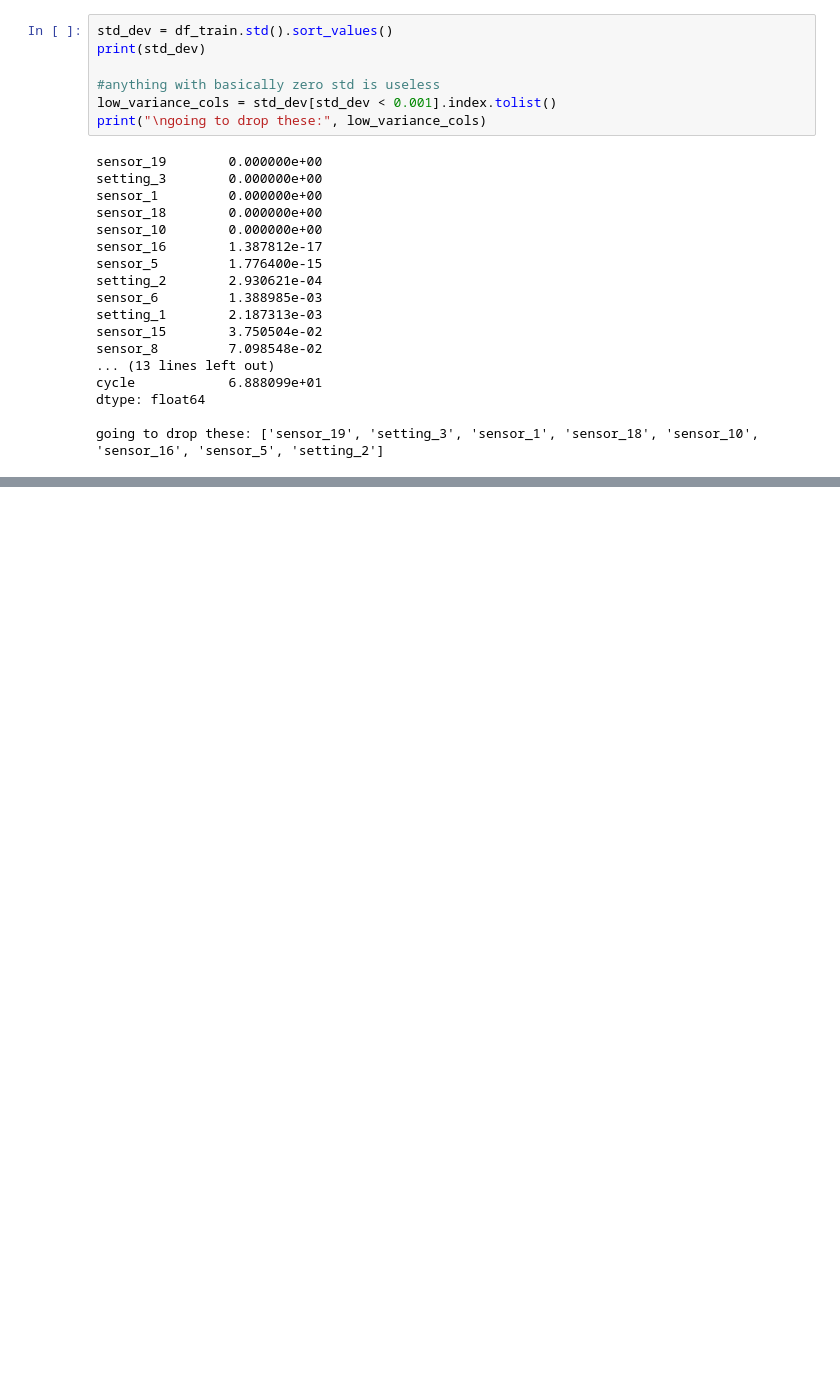
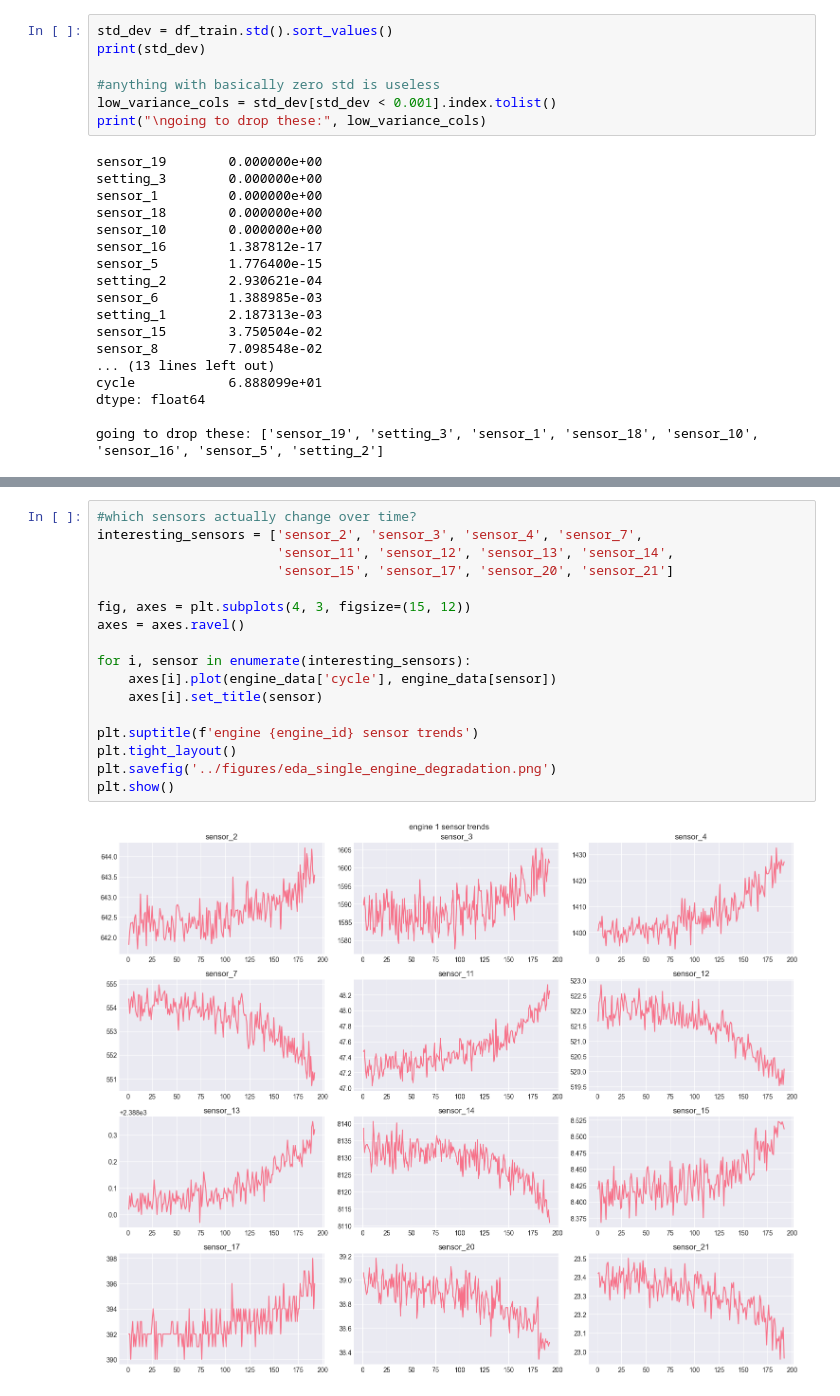
Before and after one commit to lohitharasakonda/engine-rul-predictor, a Jupyter notebook: notebooks/eda_fd001.ipynb, the cells around one changed output, grey strips where cells are left out. Saved outputs shown, nothing was run; the diff lists cells and outputs as text; blank space fills up the shorter version.

```diff
--- a/notebooks/eda_fd001.ipynb
+++ b/notebooks/eda_fd001.ipynb
@@ -169,0 +183,19 @@ going to drop these: ['sensor_19', 'setting_3', 'sensor_1', 'sensor_18', 'sensor
+# %%
+#which sensors actually change over time?
+interesting_sensors = ['sensor_2', 'sensor_3', 'sensor_4', 'sensor_7',
+                       'sensor_11', 'sensor_12', 'sensor_13', 'sensor_14',
+                       'sensor_15', 'sensor_17', 'sensor_20', 'sensor_21']
+
+fig, axes = plt.subplots(4, 3, figsize=(15, 12))
+axes = axes.ravel()
+
+for i, sensor in enumerate(interesting_sensors):
+    axes[i].plot(engine_data['cycle'], engine_data[sensor])
+    axes[i].set_title(sensor)
+
+plt.suptitle(f'engine {engine_id} sensor trends')
+plt.tight_layout()
+plt.savefig('../figures/eda_single_engine_degradation.png')
+plt.show()
+# %% [output]
+[figure, added]
```
Also changed, not shown: parts of 3 cells of this notebook.
